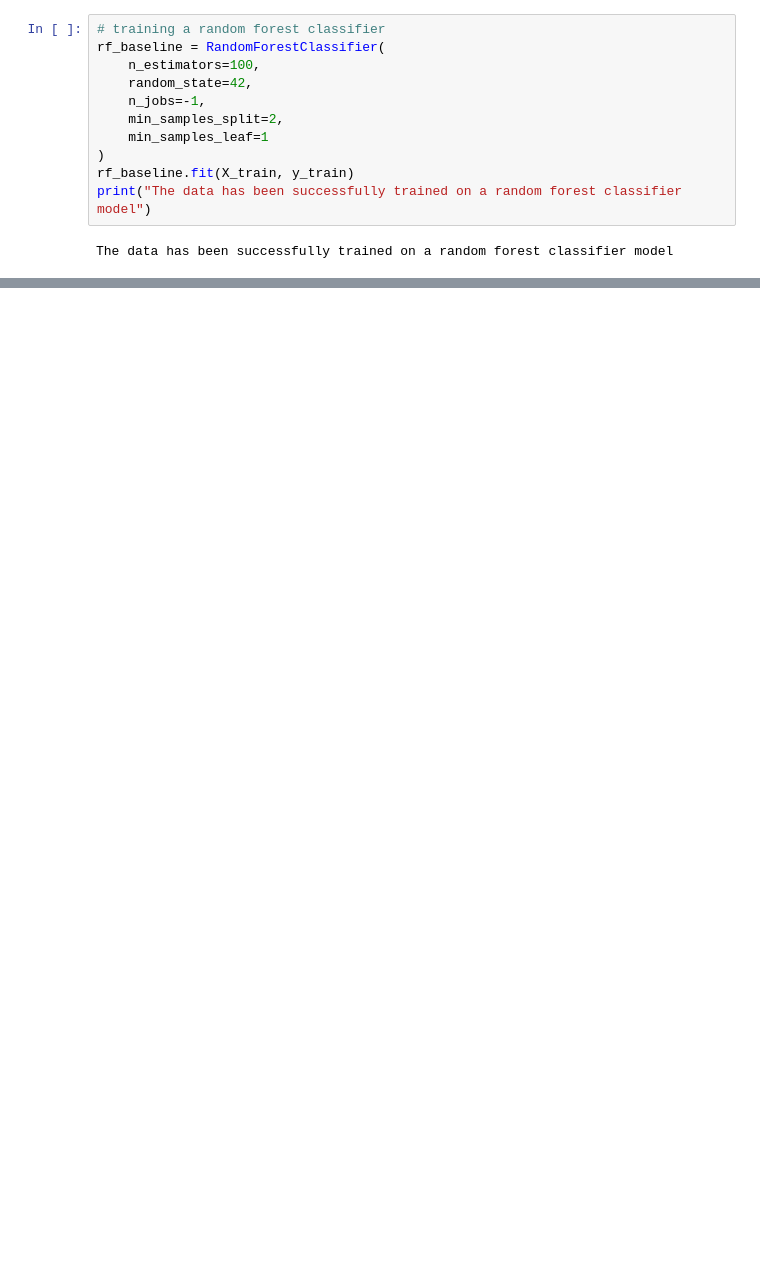
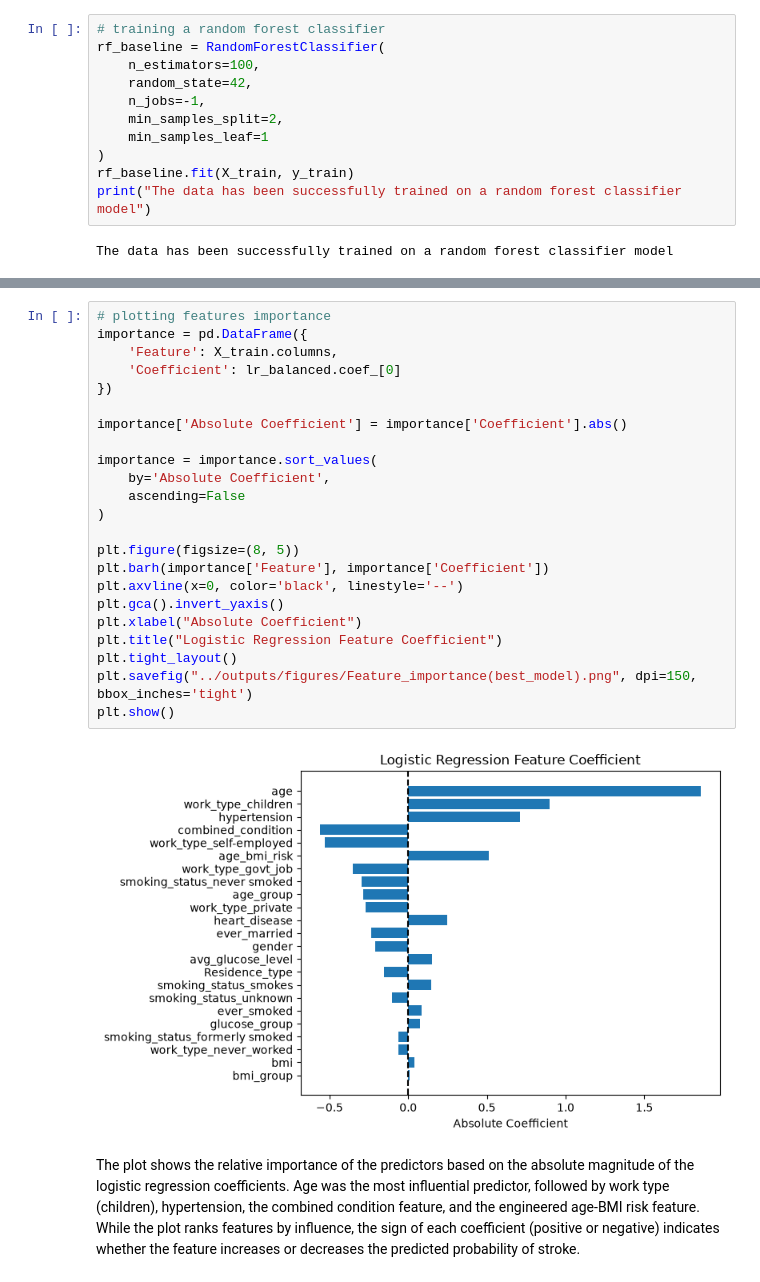
Before and after one commit to maxintelligence/stroke-prediction, a Jupyter notebook: notebooks/stroke_dataset.ipynb, the cells around one changed output, grey strips where cells are left out. Drawn from its saved outputs; the diff is of its cells as text; blank space fills up the shorter version.

```diff
--- a/notebooks/stroke_dataset.ipynb
+++ b/notebooks/stroke_dataset.ipynb
@@ -1079,0 +1356,27 @@ The data has been successfully trained on a random forest classifier model
+# %%
+# plotting features importance
+importance = pd.DataFrame({
+    'Feature': X_train.columns,
+    'Coefficient': lr_balanced.coef_[0]
+})
+
+importance['Absolute Coefficient'] = importance['Coefficient'].abs()
+
+importance = importance.sort_values(
+    by='Absolute Coefficient',
+    ascending=False
+)
+
+plt.figure(figsize=(8, 5))
+plt.barh(importance['Feature'], importance['Coefficient'])
+plt.axvline(x=0, color='black', linestyle='--')
+plt.gca().invert_yaxis()
+plt.xlabel("Absolute Coefficient")
+plt.title("Logistic Regression Feature Coefficient")
+plt.tight_layout()
+plt.savefig("../outputs/figures/Feature_importance(best_model).png", dpi=150, bbox_inches='tight')
+plt.show()
+# %% [output]
+[figure, added]
+# %% [markdown]
+The plot shows the relative importance of the predictors based on the absolute magnitude of the logistic regression coefficients. Age was the most influential predictor, followed by work type (children), hypertension, the combined condition feature, and the engineered age-BMI risk feature. While the plot ranks features by influence, the sign of each coefficient (positive or negative) indicates whether the feature increases or decreases the predicted probability of stroke.
```
Also changed, not shown: parts of 33 cells of this notebook, 5 other files.
